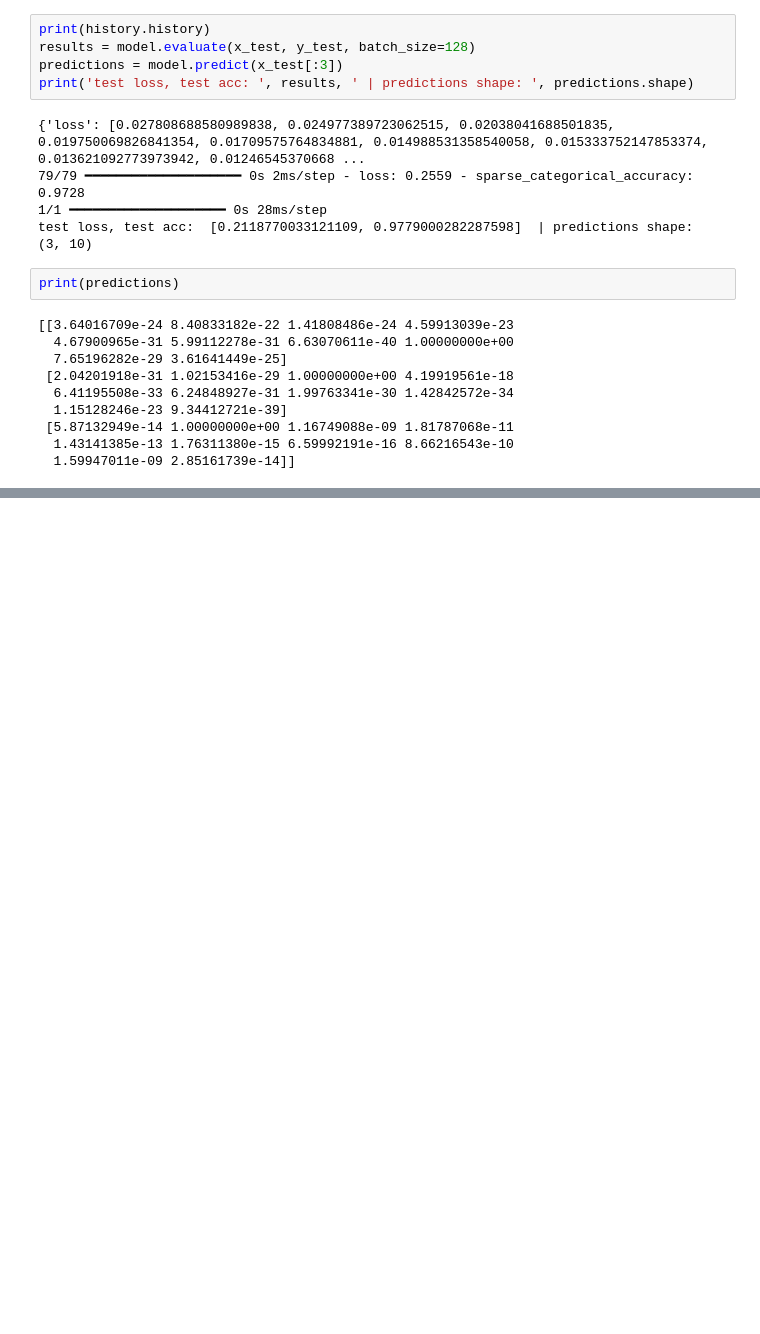
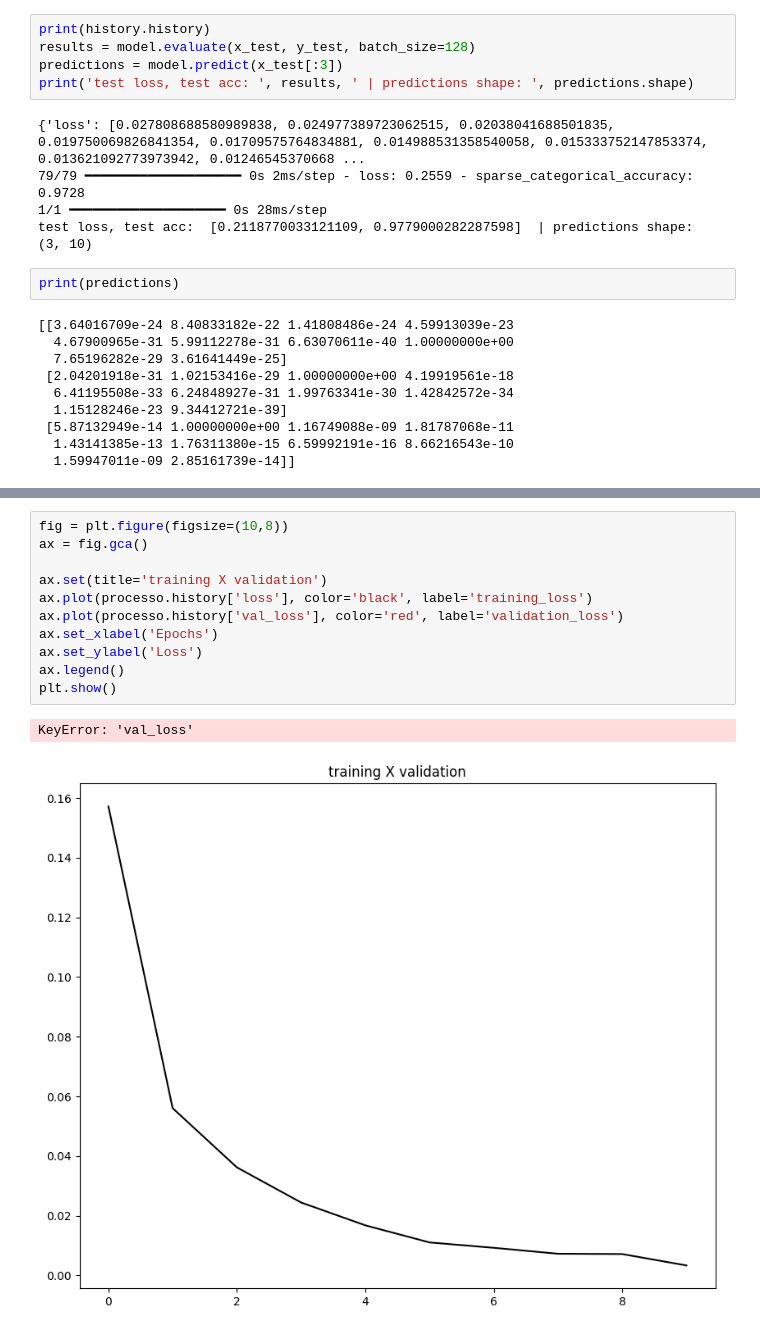
Before and after one commit to renanteod/GCollab, a Jupyter notebook: roteiro02.ipynb, the cells around one changed output, grey strips where cells are left out. Cells and saved outputs as stored; diff of their text form; blank space fills up the shorter version.

```diff
--- a/roteiro02.ipynb
+++ b/roteiro02.ipynb
@@ -171,0 +239,14 @@ print(predictions)
+# %%
+fig = plt.figure(figsize=(10,8))
+ax = fig.gca()
+
+ax.set(title='training X validation')
+ax.plot(processo.history['loss'], color='black', label='training_loss')
+ax.plot(processo.history['val_loss'], color='red', label='validation_loss')
+ax.set_xlabel('Epochs')
+ax.set_ylabel('Loss')
+ax.legend()
+plt.show()
+# %% [output]
+KeyError: 'val_loss'
+[figure, added]
```
Also changed, not shown: parts of 7 cells of this notebook.
